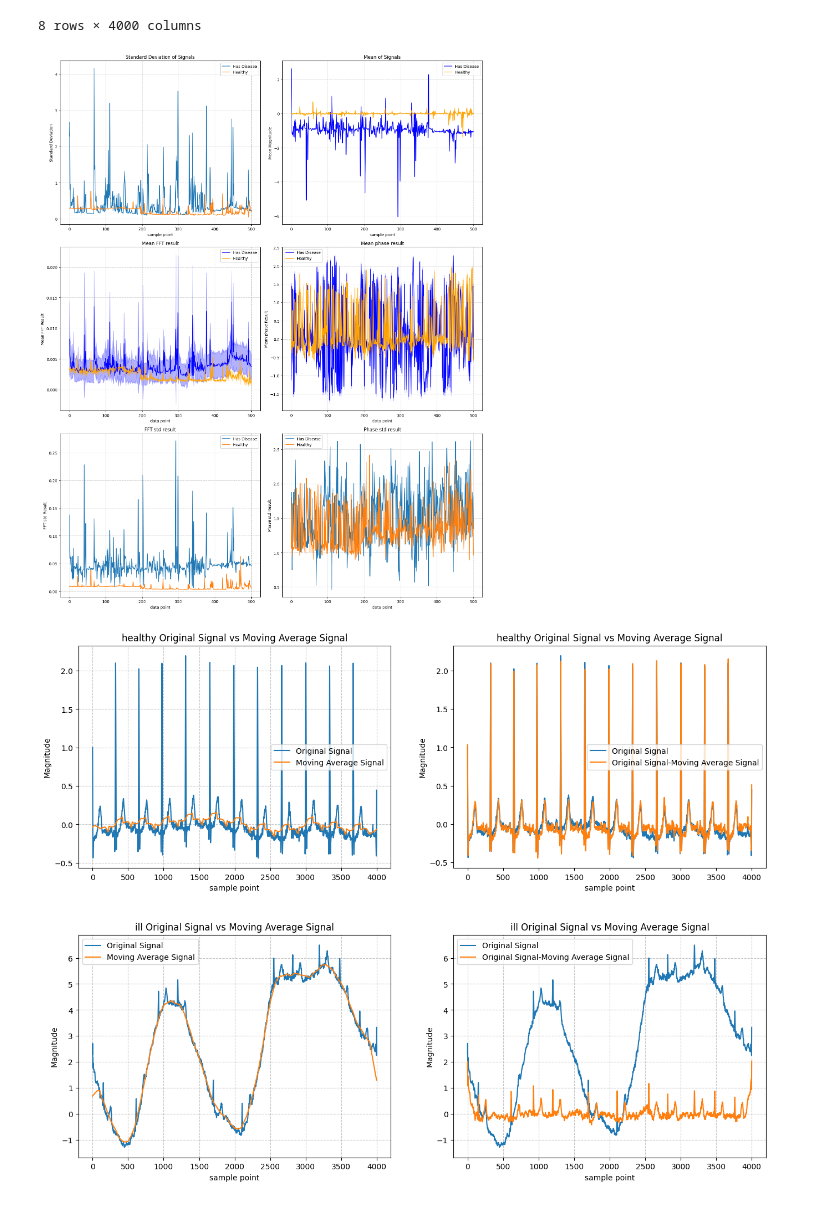
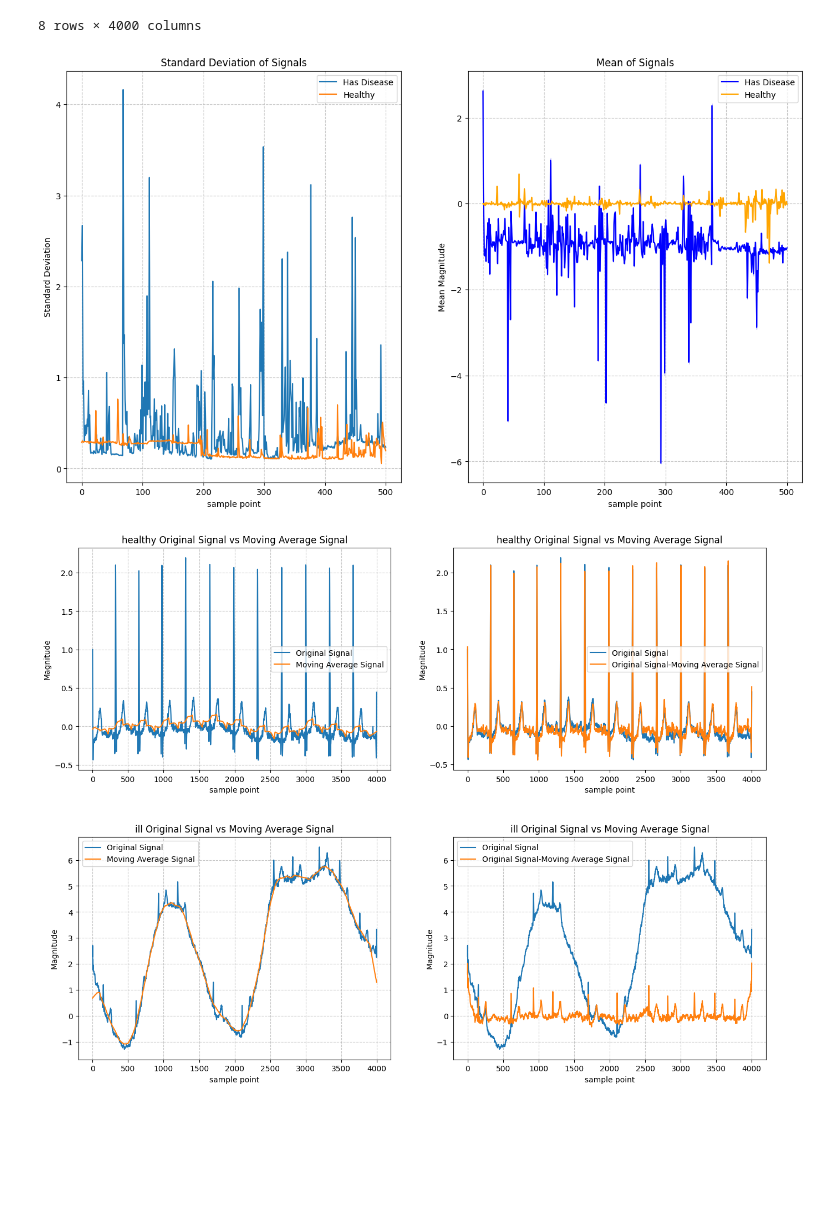
Before and after one commit to zivmax/bmedesign-cpsc, a Jupyter notebook: EDA.ipynb, the cells around one changed output. Drawn from its saved outputs; the diff is of its cells as text; code cells hidden in the pictures; blank space fills up the shorter version.

Commit message:
refactor: refactor the SignalPlot to suit flexible df structure

```diff
--- a/EDA.ipynb
+++ b/EDA.ipynb
@@ -157,9 +157,9 @@ labeled_train_df[500:].describe()
 | max | 2.077776 | 1.955586 | 1.919262 | 1.796447 | 1.566180 | 1.362053 | 1.260470 | 1.239085 | 1.202490 | 1.119162 | ... | ... |
 8 rows × 4000 columns
 # %%
-SignalPlot.statistics_plot(labeled_train_df, labeled_freq_df)
+SignalPlot.statistics_plot(labeled_train_df)
 # %% [output]
-[figure, old version]
+[figure, new version]
 # %%
 WINDOW = 200
 sample_healthy_signal = labeled_train_df.loc[500]
```
Also changed, not shown: parts of 2 cells of this notebook, 2 other files.
